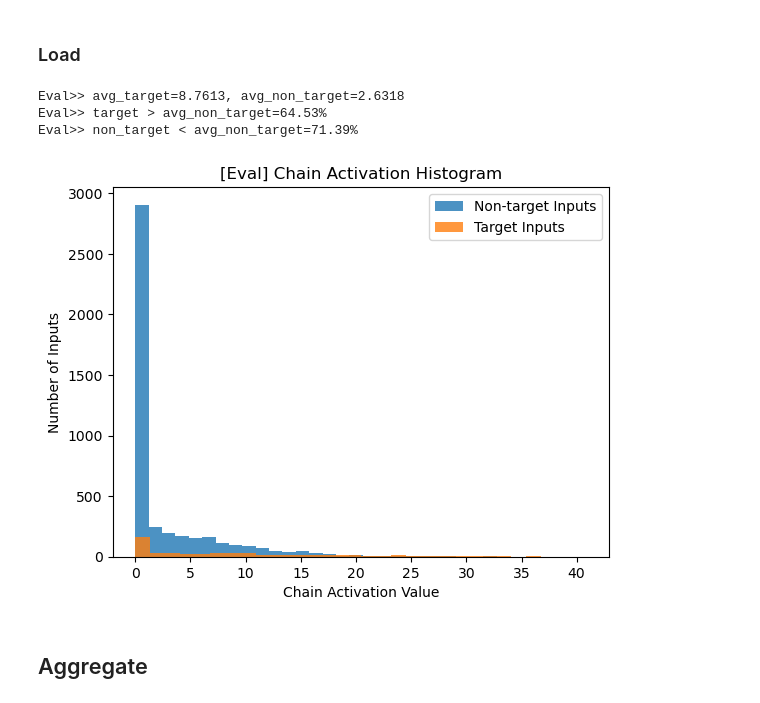
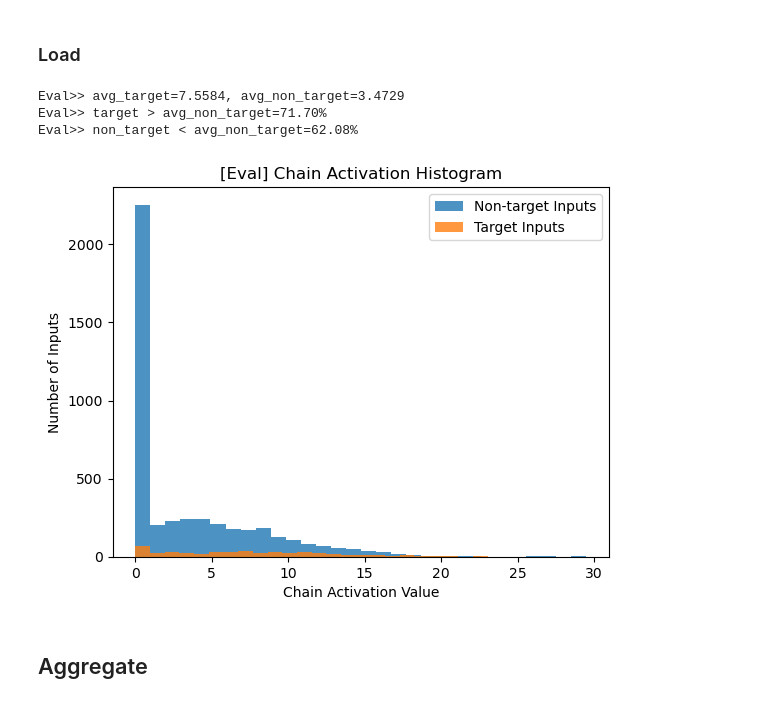
Before and after one commit to vtu81/ENDC, a Jupyter notebook: notebooks/main_cifar10.ipynb, the cells around one changed output. Saved outputs shown, nothing was run; the diff lists cells and outputs as text; code cells hidden in the pictures.

```diff
--- a/notebooks/main_cifar10.ipynb
+++ b/notebooks/main_cifar10.ipynb
@@ -18,7 +18,7 @@ import matplotlib.pyplot as plt
 import PIL.Image as Image
 import random
 import math
-import narrow_vgg
+import narrow_vgg, narrow_resnet, narrow_mobilenetv2
 
 use_gpu = True # use GPU or CPU
 gpu_num = '1' # select GPU if necessary
@@ -36,7 +36,7 @@ mean=[0.485, 0.456, 0.406]
 std=[0.229, 0.224, 0.225]
 cifar10_train_transform = transforms.Compose([
     transforms.RandomHorizontalFlip(),
-    transforms.RandomCrop(32, 4),
+    # transforms.RandomCrop(32, 4),
     transforms.ToTensor(),
     transforms.Normalize(mean=mean, std=std)
 ])
@@ -286,24 +292,24 @@ Saved at ../checkpoints/CIFAR10/narrow_target9_nobm.ckpt
 # %% [markdown]
 ### Load
 # %%
-target = 2
-path = '../checkpoints/CIFAR10/narrow_target%d_nobm.ckpt' % target
+target = 3
+path = '../checkpoints/CIFAR10/narrow_target%d_nobm_old.ckpt' % target
 
 narrow_model = narrow_vgg.narrow_cifar10_vgg()
 narrow_model.load_state_dict(torch.load(path))
 narrow_model = narrow_model.to(device=device)
 
 eval_chain(
     model=narrow_model,
     target=target,
     eval_loader=val_loader,
     device=device
 )
 # %% [output]
-Eval>> avg_target=8.7613, avg_non_target=2.6318
-Eval>> target > avg_non_target=64.53%
-Eval>> non_target < avg_non_target=71.39%
+Eval>> avg_target=7.5584, avg_non_target=3.4729
+Eval>> target > avg_non_target=71.70%
+Eval>> non_target < avg_non_target=62.08%
-[figure, old version]
+[figure, new version]
 # %% [markdown]
 ## Aggregate
 # %%
```
Also changed, not shown: parts of 7 cells of this notebook, 20 other files.
